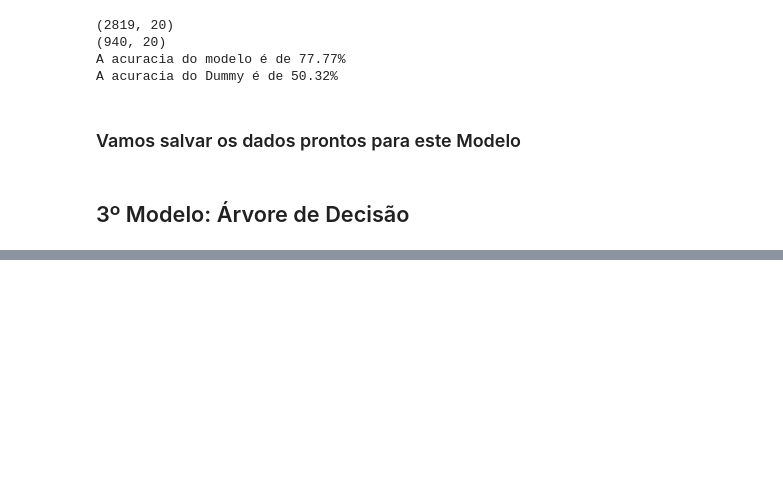
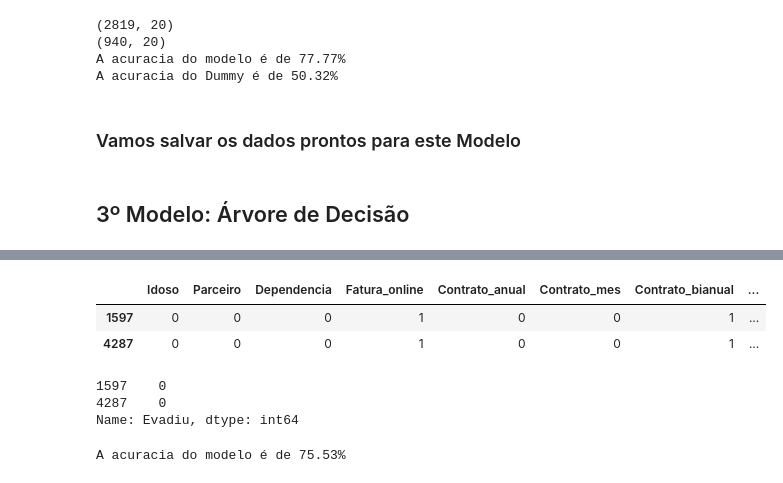
Before and after one commit to KaueAbbe/Analise_ChurnRate, a Jupyter notebook: Semana 3/DSModelo_MachineLearning.ipynb, the cells around one changed output, grey strips where cells are left out. Saved outputs shown, nothing was run; the diff lists cells and outputs as text; code cells hidden in the pictures; blank space fills up the shorter version.

```diff
--- a/Semana 3/DSModelo_MachineLearning.ipynb
+++ b/Semana 3/DSModelo_MachineLearning.ipynb
@@ -1028,0 +1054,3 @@ df_modelo.to_csv('Dados_Para_Modelo_Classificacao.csv',index = False)
+# %%
+df_arvore = pd.concat([variaveis_cat,variaveis_quanti.drop(['Meses01','Evadiu'],axis = 1)], axis = 1)
+df_arvore
@@ -1028,0 +1071,14 @@ df_modelo.to_csv('Dados_Para_Modelo_Classificacao.csv',index = False)
+# %%
+x = df_arvore.drop(['Evadiu'], axis = 1)
+x.head(2)
+# %% [output]
+|  | Idoso | Parceiro | Dependencia | Fatura_online | Contrato_anual | Contrato_mes | Contrato_bianual | ... |
+| 1597 | 0 | 0 | 0 | 1 | 0 | 0 | 1 | ... |
+| 4287 | 0 | 0 | 0 | 1 | 0 | 0 | 1 | ... |
+# %%
+y = df_arvore['Evadiu']
+y.head(2)
+# %% [output]
+1597    0
+4287    0
+Name: Evadiu, dtype: int64
@@ -1028,0 +1090,8 @@ df_modelo.to_csv('Dados_Para_Modelo_Classificacao.csv',index = False)
+# %%
+modelo_arvore = tree.DecisionTreeClassifier(max_depth = 5)
+arvore = modelo_arvore.fit(x_treino,y_treino)
+y_pred = arvore.predict(x_teste)
+acuracia = accuracy_score(y_teste,y_pred)*100
+print('A acuracia do modelo é de %.2f%%' %acuracia)
+# %% [output]
+A acuracia do modelo é de 75.53%
```
Also changed, not shown: parts of 6 cells of this notebook.
